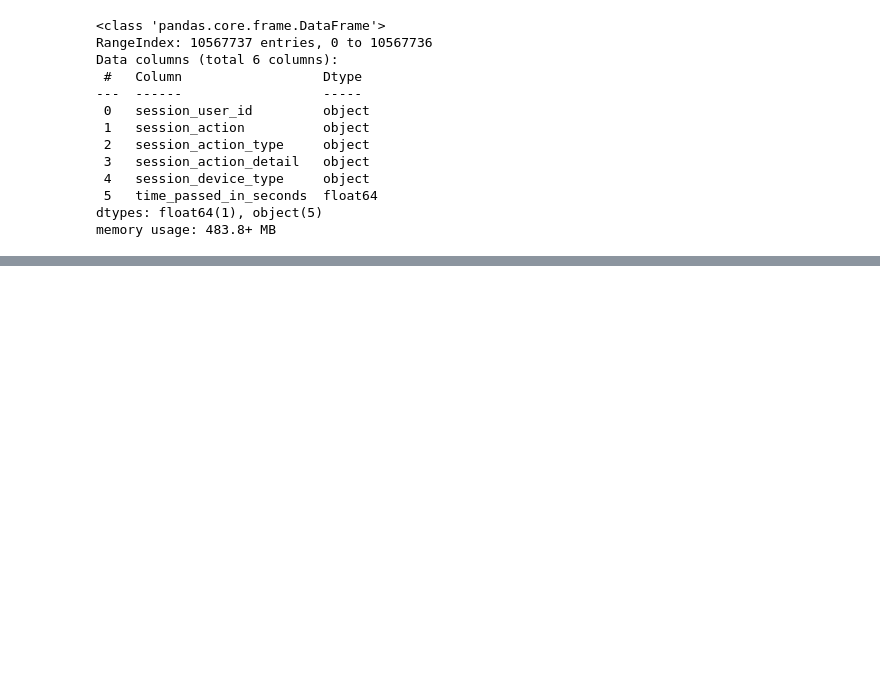
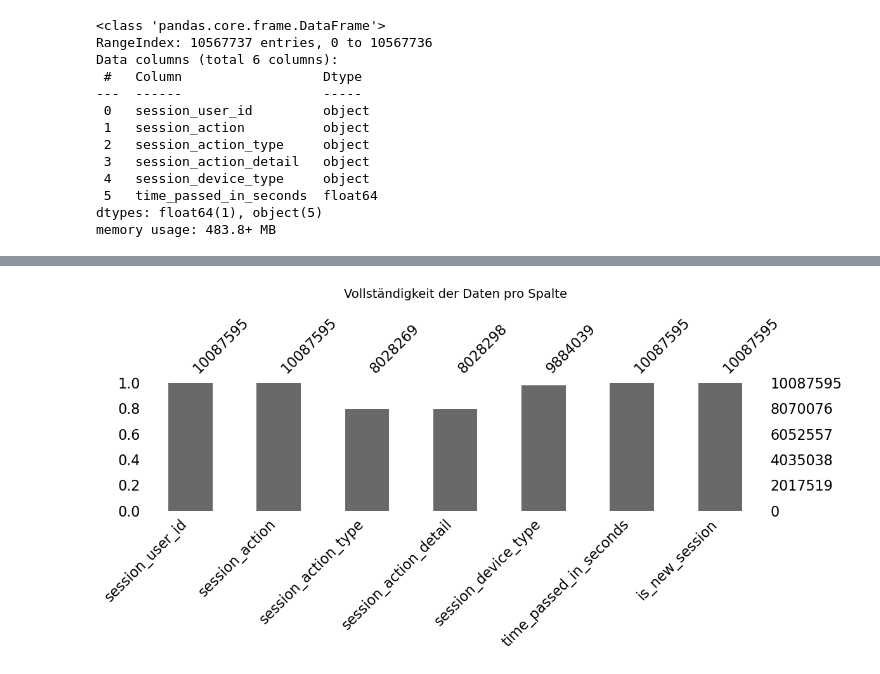
Before and after one commit to litharis04/dscb310-projekt, a Jupyter notebook: II-filter_clickstreams_data.ipynb, the cells around one changed output, grey strips where cells are left out. Cells and saved outputs as stored; diff of their text form; code cells hidden in the pictures; blank space fills up the shorter version.

```diff
--- a/II-filter_clickstreams_data.ipynb
+++ b/II-filter_clickstreams_data.ipynb
@@ -82,0 +490,8 @@ Name: count, dtype: int64
+# %%
+# Bar-Plot
+msno.bar(df_clickstreams, figsize=(12, 6))
+plt.title('Vollständigkeit der Daten pro Spalte', fontsize=14, pad=20)
+plt.tight_layout()
+plt.show()
+# %% [output]
+[figure, added]
```
Also changed, not shown: parts of 32 cells of this notebook, 9 other files.
